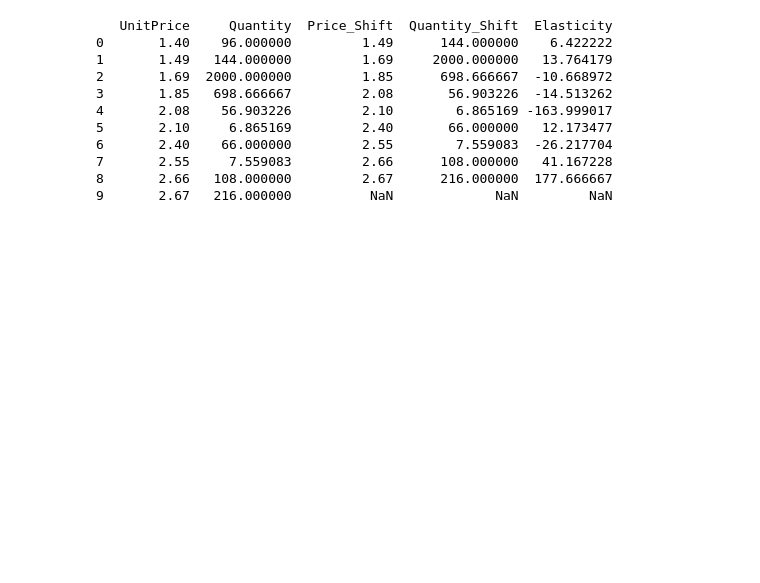
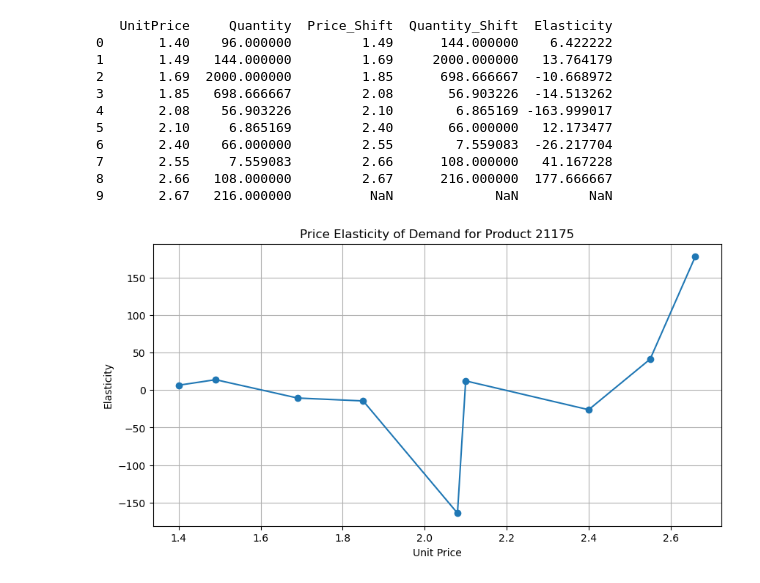
Before and after one commit to hliu528/Customer_Segmentation, a Jupyter notebook: code.ipynb, the cells around one changed output. Drawn from its saved outputs; the diff is of its cells as text; code cells hidden in the pictures; blank space fills up the shorter version.

```diff
--- a/code.ipynb
+++ b/code.ipynb
@@ -547,3 +549,17 @@ print(price_quantity[['UnitPrice', 'Quantity', 'Price_Shift', 'Quantity_Shift',
 7       2.55     7.559083         2.66      108.000000   41.167228
 8       2.66   108.000000         2.67      216.000000  177.666667
 9       2.67   216.000000          NaN             NaN         NaN
+# %%
+# Drop the last row with NaN values due to the shift operation
+price_quantity = price_quantity.dropna()
+
+# Plotting the elasticity
+plt.figure(figsize=(10, 5))
+plt.plot(price_quantity['UnitPrice'], price_quantity['Elasticity'], marker='o', linestyle='-')
+plt.title('Price Elasticity of Demand for Product 21175')
+plt.xlabel('Unit Price')
+plt.ylabel('Elasticity')
+plt.grid(True)
+plt.show()
+# %% [output]
+[figure, added]
```
Also changed, not shown: parts of 3 cells of this notebook.
